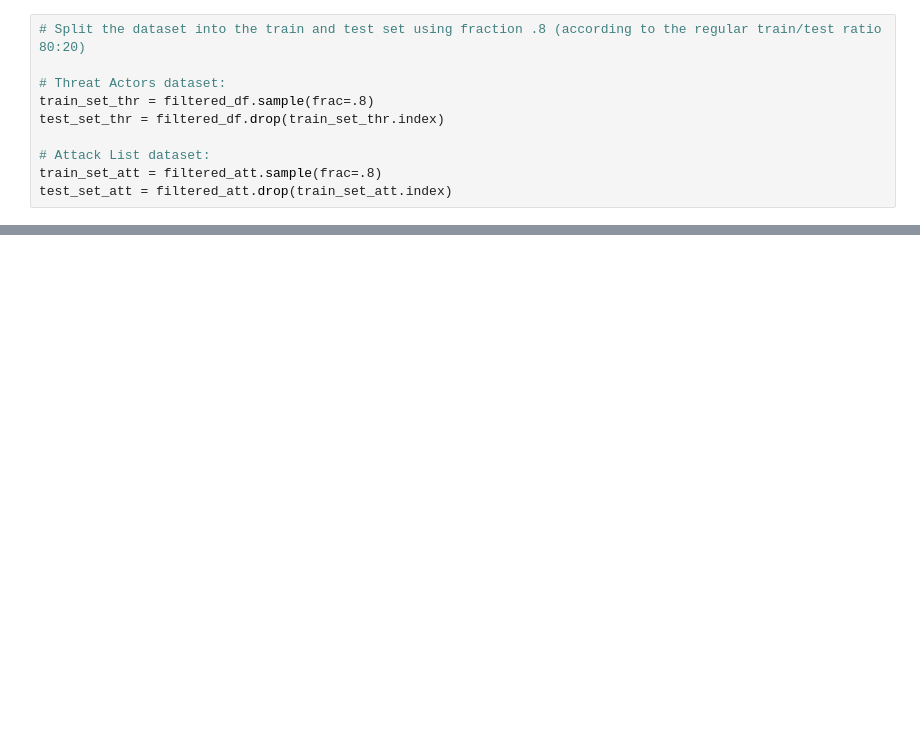
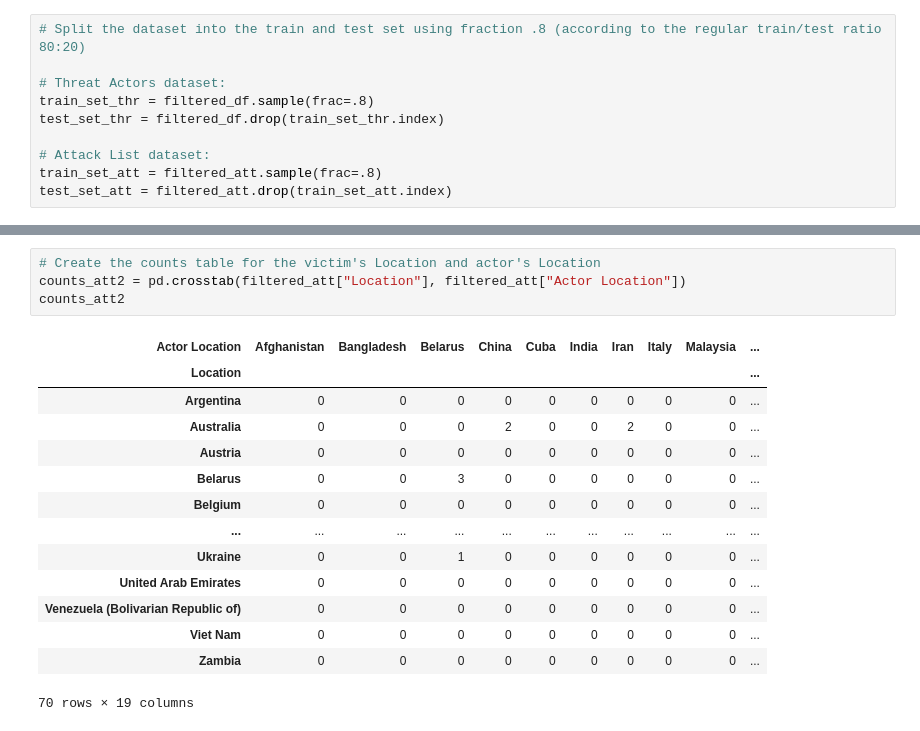
Before and after one commit to Sof0-0/CMPS3160_Project_CyberAttacks, a Jupyter notebook: DSProject.ipynb, the cells around one changed output, grey strips where cells are left out. Drawn from its saved outputs; the diff is of its cells as text; blank space fills up the shorter version.

```diff
--- a/DSProject.ipynb
+++ b/DSProject.ipynb
@@ -965,0 +1065,19 @@ Try SVM and Decision Trees
+# %%
+# Create the counts table for the victim's Location and actor's Location
+counts_att2 = pd.crosstab(filtered_att["Location"], filtered_att["Actor Location"])
+counts_att2
+# %% [output]
+| Actor Location | Afghanistan | Bangladesh | Belarus | China | Cuba | India | Iran | Italy | Malaysia | ... |
+| Location |  |  |  |  |  |  |  |  |  | ... |
+| Argentina | 0 | 0 | 0 | 0 | 0 | 0 | 0 | 0 | 0 | ... |
+| Australia | 0 | 0 | 0 | 2 | 0 | 0 | 2 | 0 | 0 | ... |
+| Austria | 0 | 0 | 0 | 0 | 0 | 0 | 0 | 0 | 0 | ... |
+| Belarus | 0 | 0 | 3 | 0 | 0 | 0 | 0 | 0 | 0 | ... |
+| Belgium | 0 | 0 | 0 | 0 | 0 | 0 | 0 | 0 | 0 | ... |
+| ... | ... | ... | ... | ... | ... | ... | ... | ... | ... | ... |
+| Ukraine | 0 | 0 | 1 | 0 | 0 | 0 | 0 | 0 | 0 | ... |
+| United Arab Emirates | 0 | 0 | 0 | 0 | 0 | 0 | 0 | 0 | 0 | ... |
+| Venezuela (Bolivarian Republic of) | 0 | 0 | 0 | 0 | 0 | 0 | 0 | 0 | 0 | ... |
+| Viet Nam | 0 | 0 | 0 | 0 | 0 | 0 | 0 | 0 | 0 | ... |
+| Zambia | 0 | 0 | 0 | 0 | 0 | 0 | 0 | 0 | 0 | ... |
+70 rows × 19 columns
```
Also changed, not shown: parts of 23 cells of this notebook.
